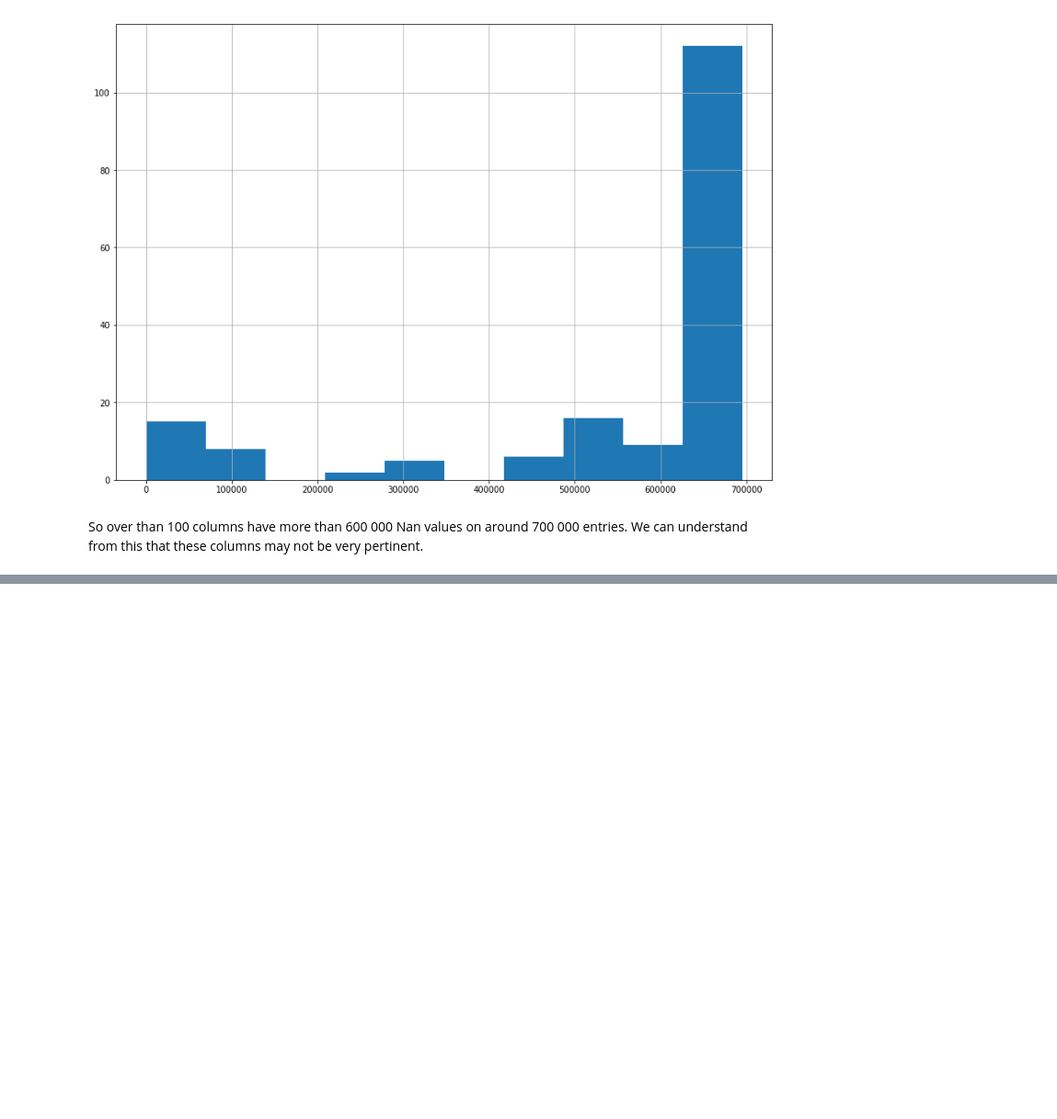
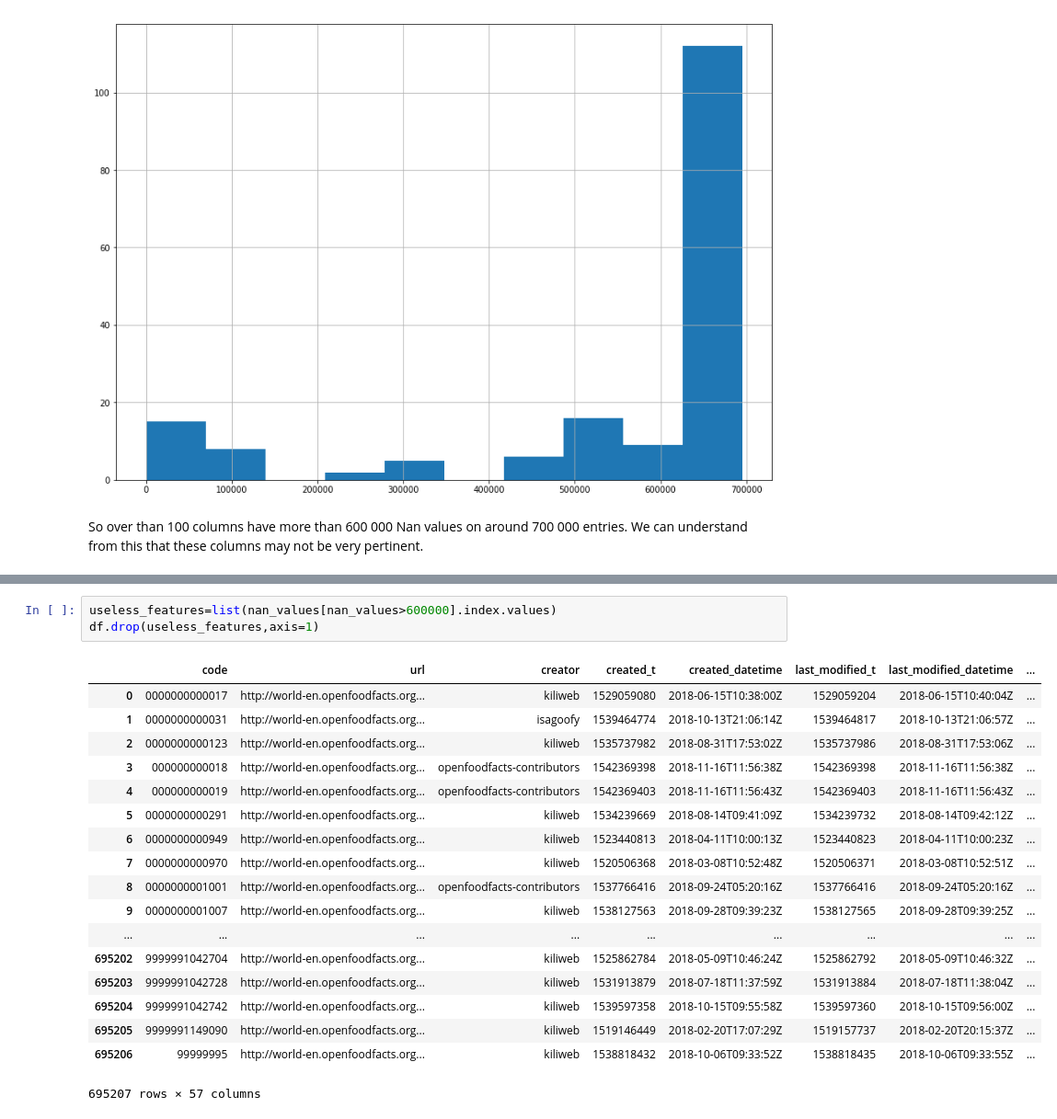
Before and after one commit to aelamran/ADA-project1-Openfoodfacts, a Jupyter notebook: Open Food Fact.ipynb, the cells around one changed output, grey strips where cells are left out. Shown at 92% size. Cells and saved outputs as stored; diff of their text form; blank space fills up the shorter version.

```diff
--- a/Open Food Fact.ipynb
+++ b/Open Food Fact.ipynb
@@ -56,0 +79,22 @@ So over than 100 columns have more than 600 000 Nan values on around 700 000 ent
+# %%
+useless_features=list(nan_values[nan_values>600000].index.values)
+df.drop(useless_features,axis=1)
+# %% [output]
+|  | code | url | creator | created_t | created_datetime | last_modified_t | last_modified_datetime | ... |
+| 0 | 0000000000017 | http://world-en.openfoodfacts.org... | kiliweb | 1529059080 | 2018-06-15T10:38:00Z | 1529059204 | 2018-06-15T10:40:04Z | ... |
+| 1 | 0000000000031 | http://world-en.openfoodfacts.org... | isagoofy | 1539464774 | 2018-10-13T21:06:14Z | 1539464817 | 2018-10-13T21:06:57Z | ... |
+| 2 | 0000000000123 | http://world-en.openfoodfacts.org... | kiliweb | 1535737982 | 2018-08-31T17:53:02Z | 1535737986 | 2018-08-31T17:53:06Z | ... |
+| 3 | 000000000018 | http://world-en.openfoodfacts.org... | openfoodfacts-contributors | 1542369398 | 2018-11-16T11:56:38Z | 1542369398 | 2018-11-16T11:56:38Z | ... |
+| 4 | 000000000019 | http://world-en.openfoodfacts.org... | openfoodfacts-contributors | 1542369403 | 2018-11-16T11:56:43Z | 1542369403 | 2018-11-16T11:56:43Z | ... |
+| 5 | 0000000000291 | http://world-en.openfoodfacts.org... | kiliweb | 1534239669 | 2018-08-14T09:41:09Z | 1534239732 | 2018-08-14T09:42:12Z | ... |
+| 6 | 0000000000949 | http://world-en.openfoodfacts.org... | kiliweb | 1523440813 | 2018-04-11T10:00:13Z | 1523440823 | 2018-04-11T10:00:23Z | ... |
+| 7 | 0000000000970 | http://world-en.openfoodfacts.org... | kiliweb | 1520506368 | 2018-03-08T10:52:48Z | 1520506371 | 2018-03-08T10:52:51Z | ... |
+| 8 | 0000000001001 | http://world-en.openfoodfacts.org... | openfoodfacts-contributors | 1537766416 | 2018-09-24T05:20:16Z | 1537766416 | 2018-09-24T05:20:16Z | ... |
+| 9 | 0000000001007 | http://world-en.openfoodfacts.org... | kiliweb | 1538127563 | 2018-09-28T09:39:23Z | 1538127565 | 2018-09-28T09:39:25Z | ... |
+| ... | ... | ... | ... | ... | ... | ... | ... | ... |
+| 695202 | 9999991042704 | http://world-en.openfoodfacts.org... | kiliweb | 1525862784 | 2018-05-09T10:46:24Z | 1525862792 | 2018-05-09T10:46:32Z | ... |
+| 695203 | 9999991042728 | http://world-en.openfoodfacts.org... | kiliweb | 1531913879 | 2018-07-18T11:37:59Z | 1531913884 | 2018-07-18T11:38:04Z | ... |
+| 695204 | 9999991042742 | http://world-en.openfoodfacts.org... | kiliweb | 1539597358 | 2018-10-15T09:55:58Z | 1539597360 | 2018-10-15T09:56:00Z | ... |
+| 695205 | 9999991149090 | http://world-en.openfoodfacts.org... | kiliweb | 1519146449 | 2018-02-20T17:07:29Z | 1519157737 | 2018-02-20T20:15:37Z | ... |
+| 695206 | 99999995 | http://world-en.openfoodfacts.org... | kiliweb | 1538818432 | 2018-10-06T09:33:52Z | 1538818435 | 2018-10-06T09:33:55Z | ... |
+695207 rows × 57 columns
```
Also changed, not shown: parts of 21 cells of this notebook.
